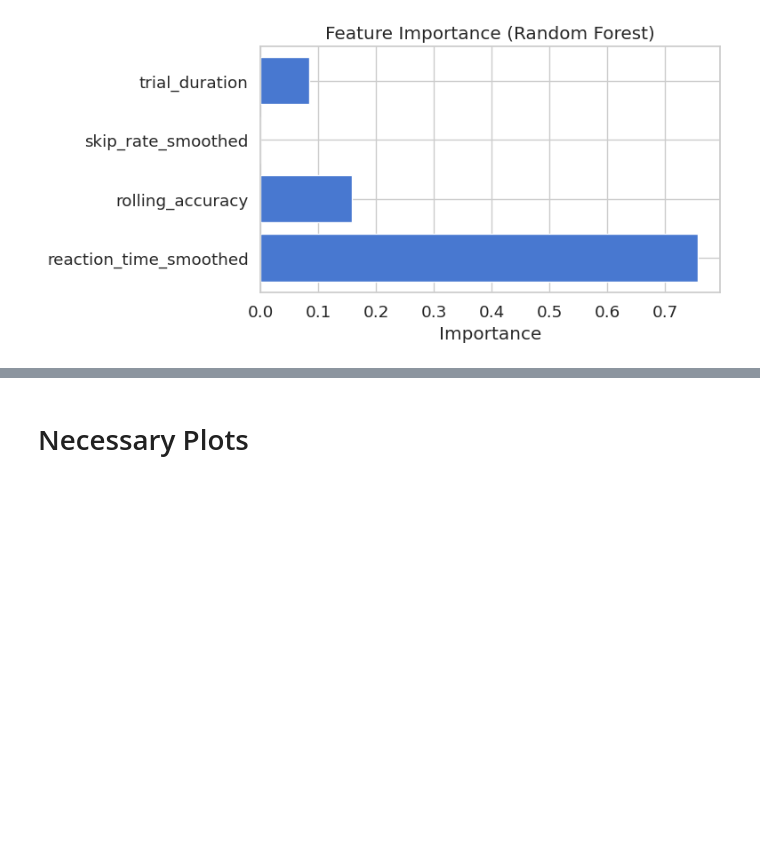
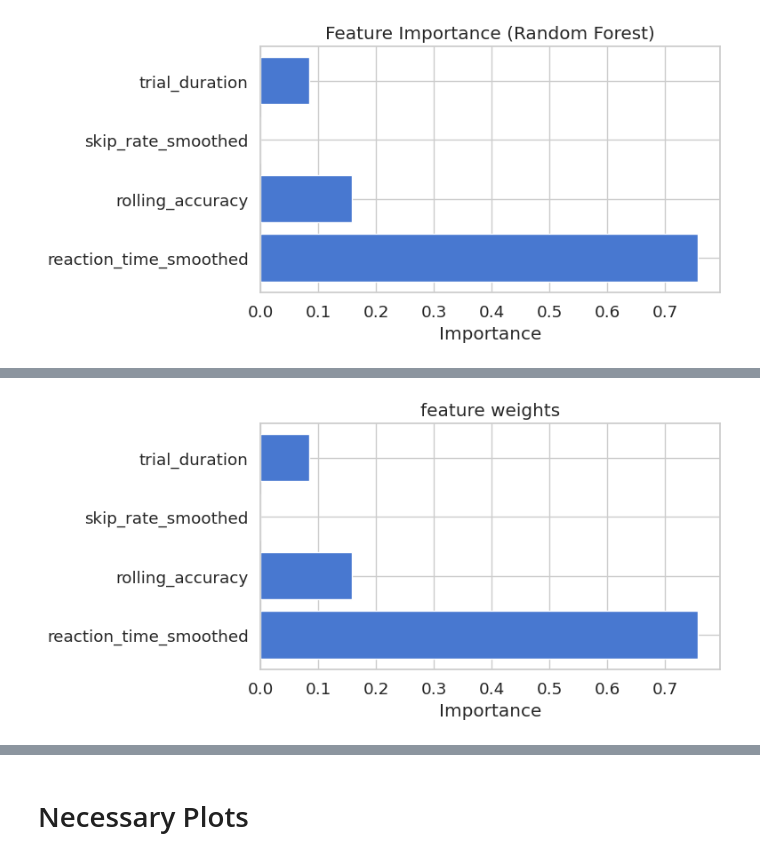
Before and after one commit to gaixen/BCS_recruitment, a Jupyter notebook: Are You Bored Yet?/demo_solution.ipynb, the cells around one changed output, grey strips where cells are left out. Cells and saved outputs as stored; diff of their text form; code cells hidden in the pictures; blank space fills up the shorter version.

```diff
--- a/Are You Bored Yet?/demo_solution.ipynb
+++ b/Are You Bored Yet?/demo_solution.ipynb
@@ -312,0 +335,10 @@ plt.show()
+# %%
+importances = rf.feature_importances_
+plt.figure(figsize=(8, 4))
+plt.barh(feature_cols, importances)
+plt.title("feature weights")
+plt.xlabel("Importance")
+plt.tight_layout()
+plt.show()
+# %% [output]
+[figure, added]
```
Also changed, not shown: parts of 7 cells of this notebook.
